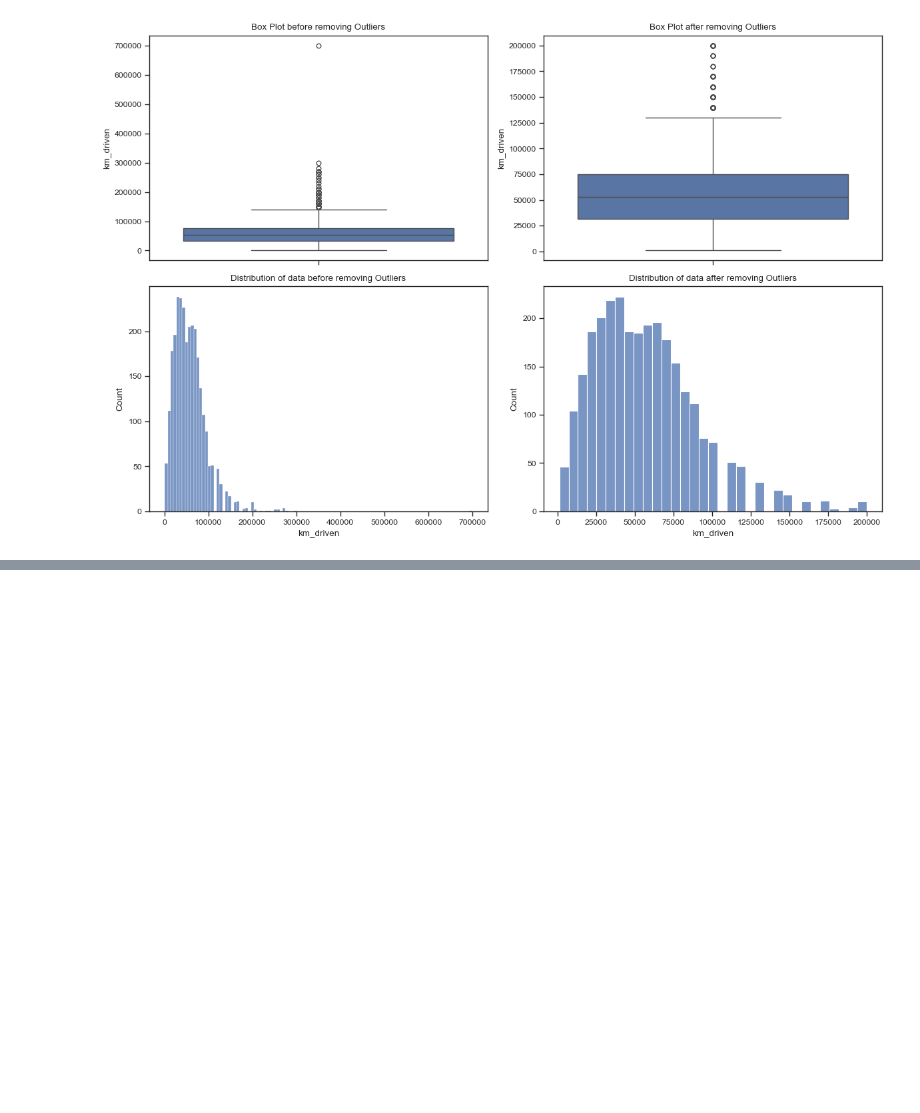
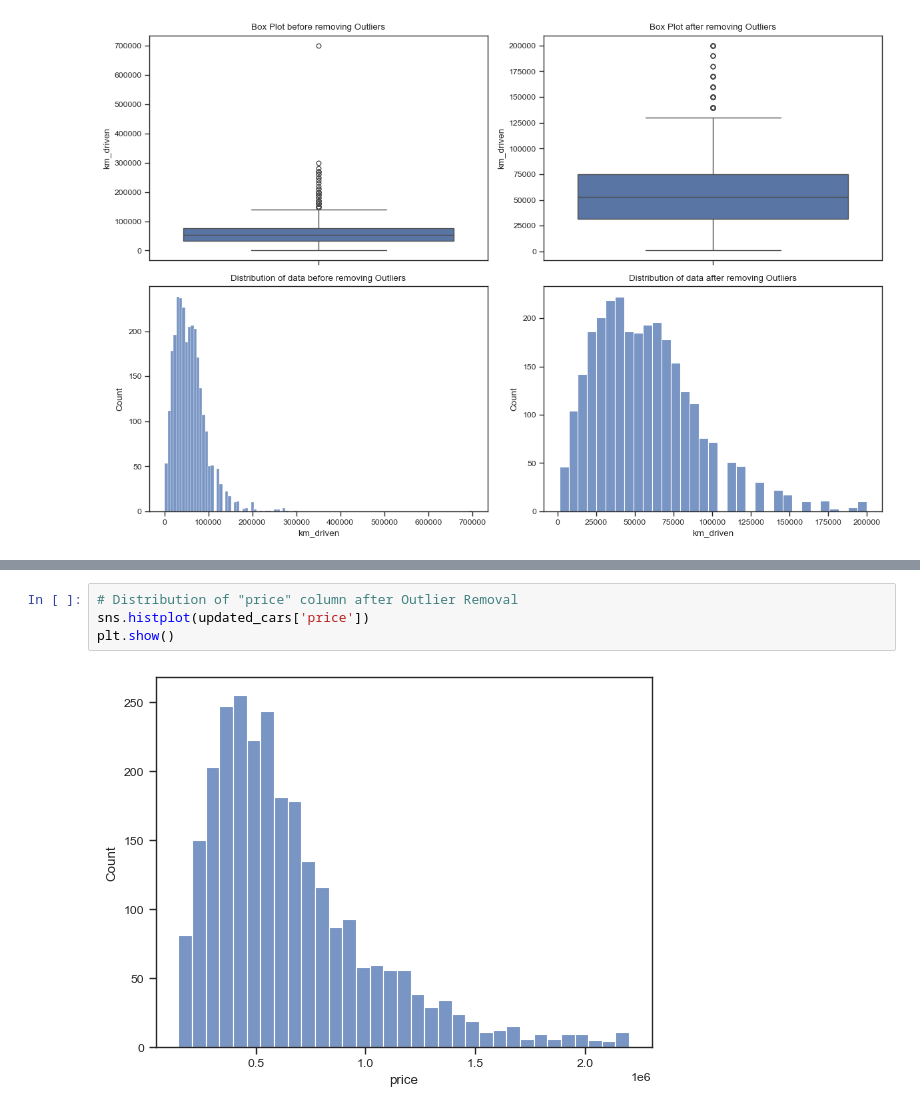
Before and after one commit to TheMrityunjayPathak/AutoIQ, a Jupyter notebook: notebooks/step_2_outlier_detection.ipynb, the cells around one changed output, grey strips where cells are left out. Drawn from its saved outputs; the diff is of its cells as text; blank space fills up the shorter version.

```diff
--- a/notebooks/step_2_outlier_detection.ipynb
+++ b/notebooks/step_2_outlier_detection.ipynb
@@ -301,0 +454,6 @@ plt.show()
+# %%
+# Distribution of "price" column after Outlier Removal
+sns.histplot(updated_cars['price'])
+plt.show()
+# %% [output]
+[figure, added]
```
Also changed, not shown: parts of 18 cells of this notebook.
